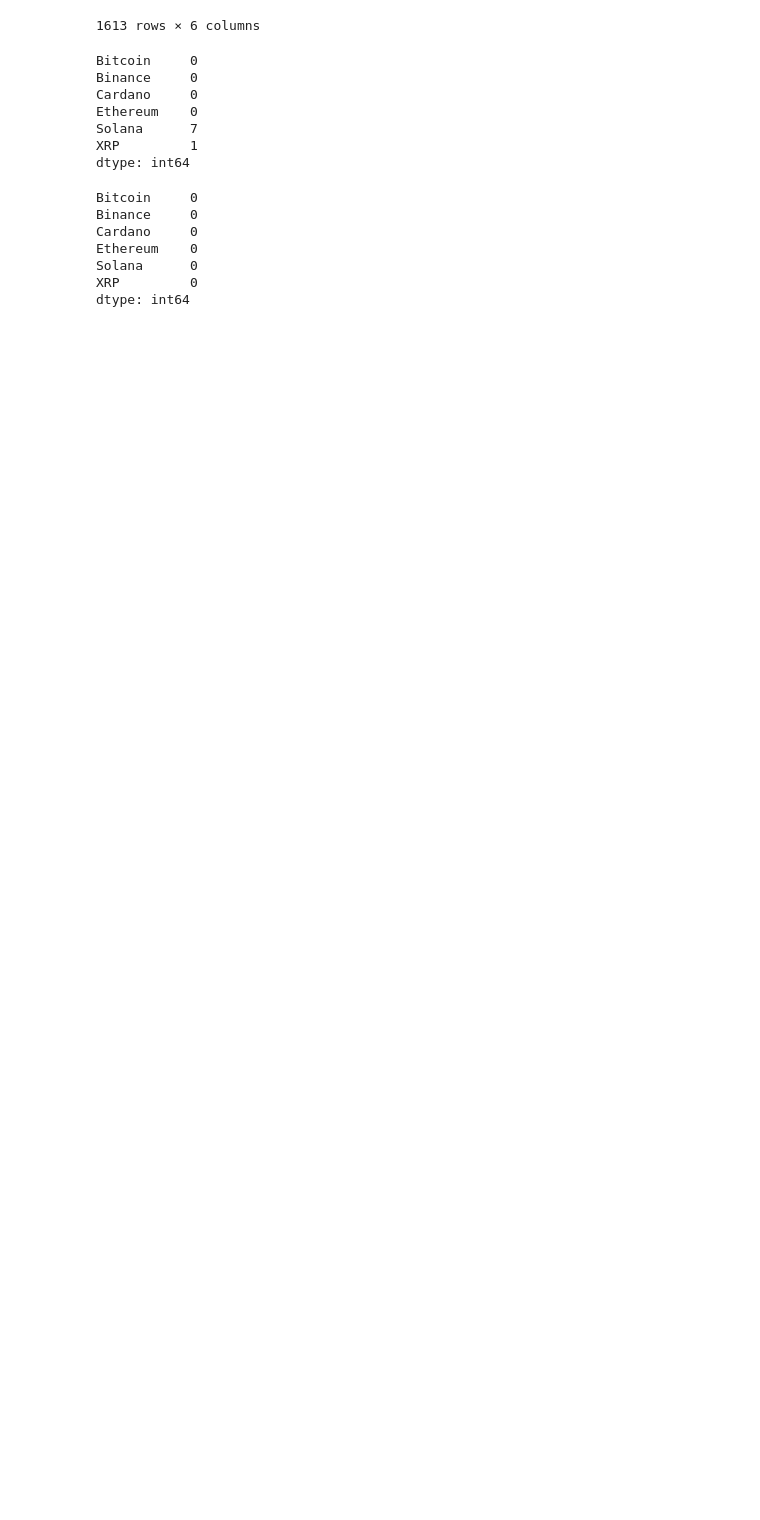
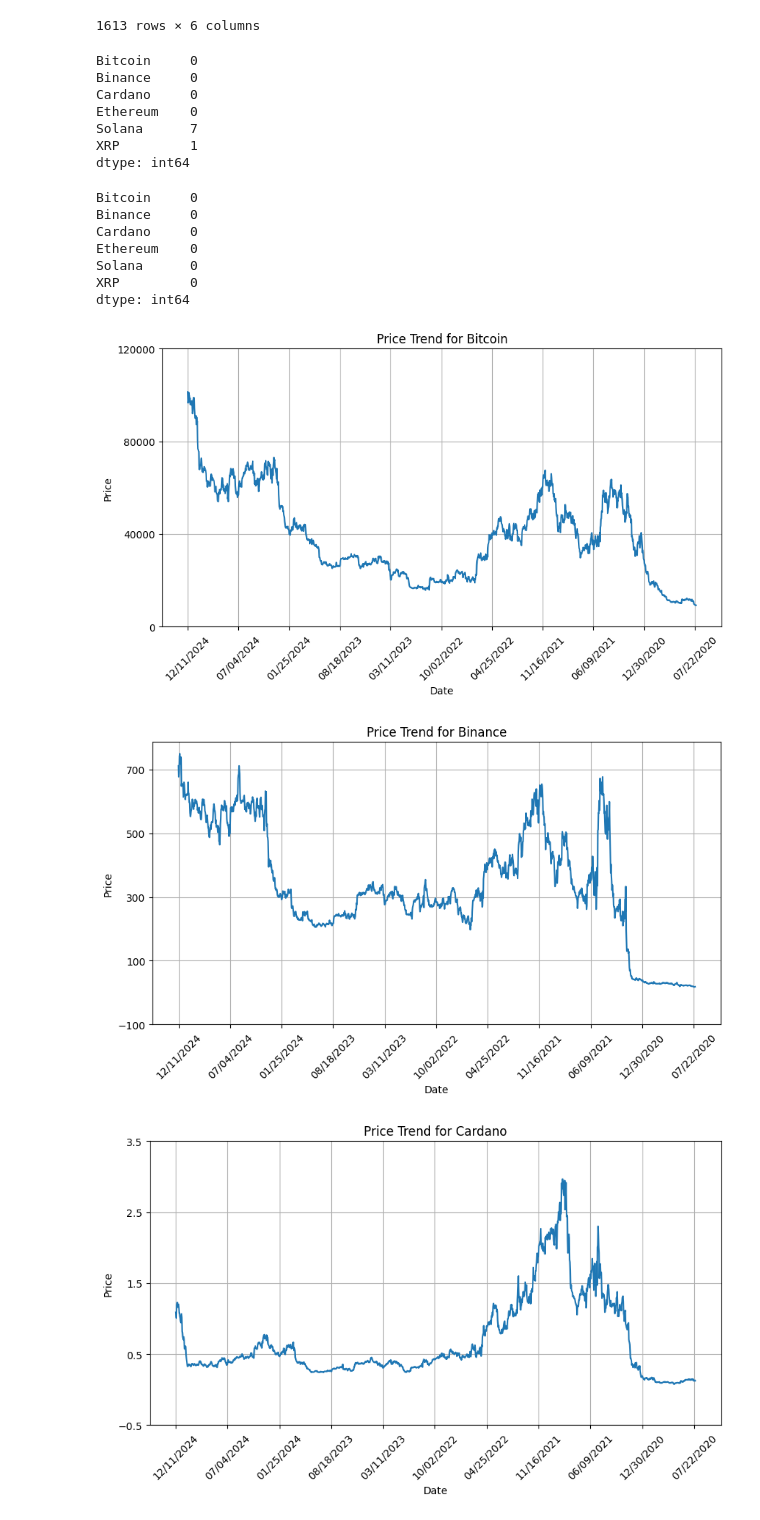
Before and after one commit to dradoncic/crypto_analysis, a Jupyter notebook: src/data_preprocessing.ipynb, the cells around one changed output. Saved outputs shown, nothing was run; the diff lists cells and outputs as text; code cells hidden in the pictures; blank space fills up the shorter version.

```diff
--- a/src/data_preprocessing.ipynb
+++ b/src/data_preprocessing.ipynb
@@ -92,3 +94,23 @@ Ethereum    0
 Solana      0
 XRP         0
 dtype: int64
+# %%
+for col in cleaned_prices.columns:
+    plt.figure(figsize=(10, 5))
+    plt.plot(cleaned_prices[col])
+
+    x_ticks = cleaned_prices.index[::len(cleaned_prices) // 10]
+    plt.xticks(x_ticks, rotation=45)
+
+    y_ticks = plt.yticks()[0]
+    plt.yticks(y_ticks[::2])
+
+    plt.xlabel("Date")
+    plt.ylabel("Price")
+    plt.title(f"Price Trend for {col}")
+    plt.grid(True)
+    plt.show()
+# %% [output]
+[figure, added]
+[figure, added]
+[figure, added]
```
Also changed, not shown: parts of 3 cells of this notebook, 2 other files.
